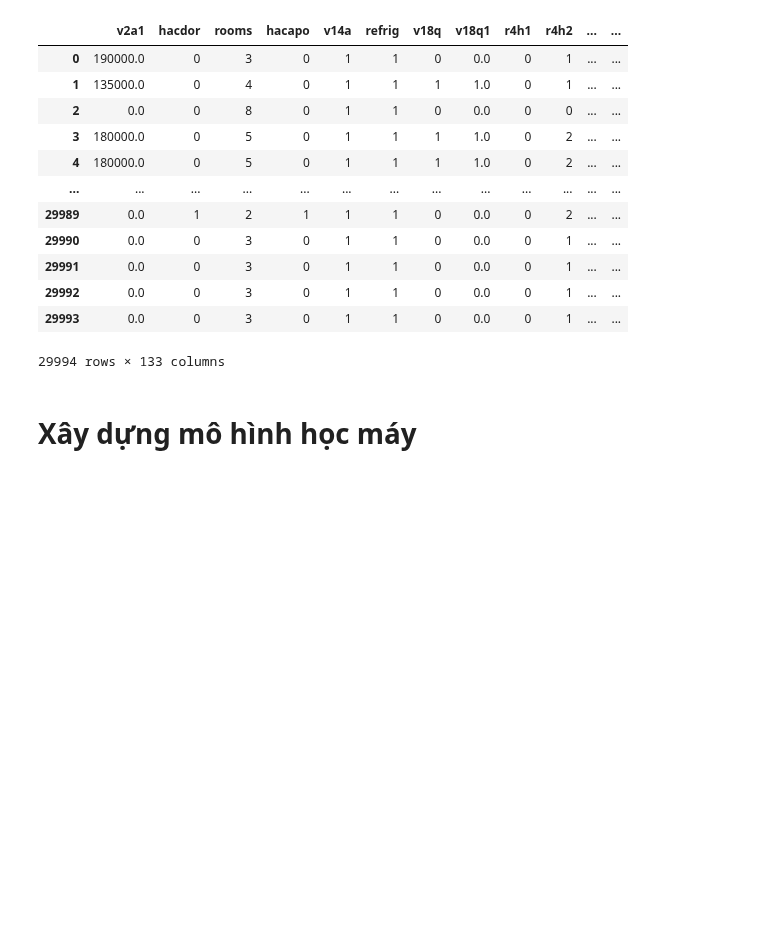
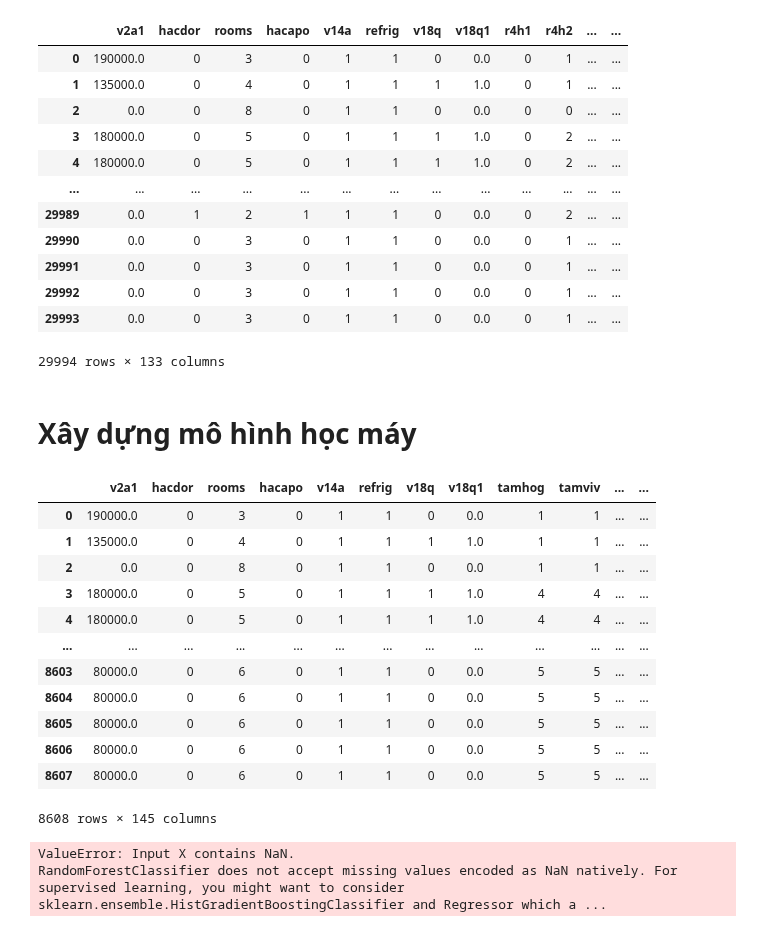
Before and after one commit to iam-Dylan/costa-rican-household, a Jupyter notebook: source/model.ipynb, the cells around one changed output. Drawn from its saved outputs; the diff is of its cells as text; code cells hidden in the pictures; blank space fills up the shorter version.

```diff
--- a/source/model.ipynb
+++ b/source/model.ipynb
@@ -231,8 +231,8 @@ all_data['room_per_person_household'] = all_data['hhsize']/all_data['rooms']
 
 # all_data['escolari_age'] = all_data['escolari']/all_data['age']
 
-# Tính tỷ lệ bỏ học
-all_data['rez_esc_escolari'] = all_data['rez_esc']/all_data['escolari']
+# Tính tỷ lệ
+# all_data['rez_esc_escolari'] = all_data['rez_esc']/all_data['escolari']
 # all_data['rez_esc_r4t1'] = all_data['rez_esc']/all_data['r4t1']
 # all_data['rez_esc_r4t2'] = all_data['rez_esc']/all_data['r4t2']
 # all_data['rez_esc_r4t3'] = all_data['rez_esc']/all_data['r4t3']
@@ -245,0 +244,18 @@ all_data.drop(['hogar_total','r4t3','r4t1','r4t2','r4h1','r4h2','r4h3','r4m1','r
+# %%
+# Select row that 'Target' is not nan in all_data
+train_processed = all_data[all_data['Target'].notnull()]
+train_processed
+# %% [output]
+|  | v2a1 | hacdor | rooms | hacapo | v14a | refrig | v18q | v18q1 | tamhog | tamviv | ... | ... |
+| 0 | 190000.0 | 0 | 3 | 0 | 1 | 1 | 0 | 0.0 | 1 | 1 | ... | ... |
+| 1 | 135000.0 | 0 | 4 | 0 | 1 | 1 | 1 | 1.0 | 1 | 1 | ... | ... |
+| 2 | 0.0 | 0 | 8 | 0 | 1 | 1 | 0 | 0.0 | 1 | 1 | ... | ... |
+| 3 | 180000.0 | 0 | 5 | 0 | 1 | 1 | 1 | 1.0 | 4 | 4 | ... | ... |
+| 4 | 180000.0 | 0 | 5 | 0 | 1 | 1 | 1 | 1.0 | 4 | 4 | ... | ... |
+| ... | ... | ... | ... | ... | ... | ... | ... | ... | ... | ... | ... | ... |
+| 8603 | 80000.0 | 0 | 6 | 0 | 1 | 1 | 0 | 0.0 | 5 | 5 | ... | ... |
+| 8604 | 80000.0 | 0 | 6 | 0 | 1 | 1 | 0 | 0.0 | 5 | 5 | ... | ... |
+| 8605 | 80000.0 | 0 | 6 | 0 | 1 | 1 | 0 | 0.0 | 5 | 5 | ... | ... |
+| 8606 | 80000.0 | 0 | 6 | 0 | 1 | 1 | 0 | 0.0 | 5 | 5 | ... | ... |
+| 8607 | 80000.0 | 0 | 6 | 0 | 1 | 1 | 0 | 0.0 | 5 | 5 | ... | ... |
+8608 rows × 145 columns
@@ -245,0 +268,6 @@ all_data.drop(['hogar_total','r4t3','r4t1','r4t2','r4h1','r4h2','r4h3','r4m1','r
+# %%
+model = RandomForestClassifier(n_estimators=100, random_state=42)
+model.fit(X_train, y_train)
+# %% [output]
+ValueError: Input X contains NaN.
+RandomForestClassifier does not accept missing values encoded as NaN natively. For supervised learning, you might want to consider sklearn.ensemble.HistGradientBoostingClassifier and Regressor which a ...
```
Also changed, not shown: parts of 8 cells of this notebook.
